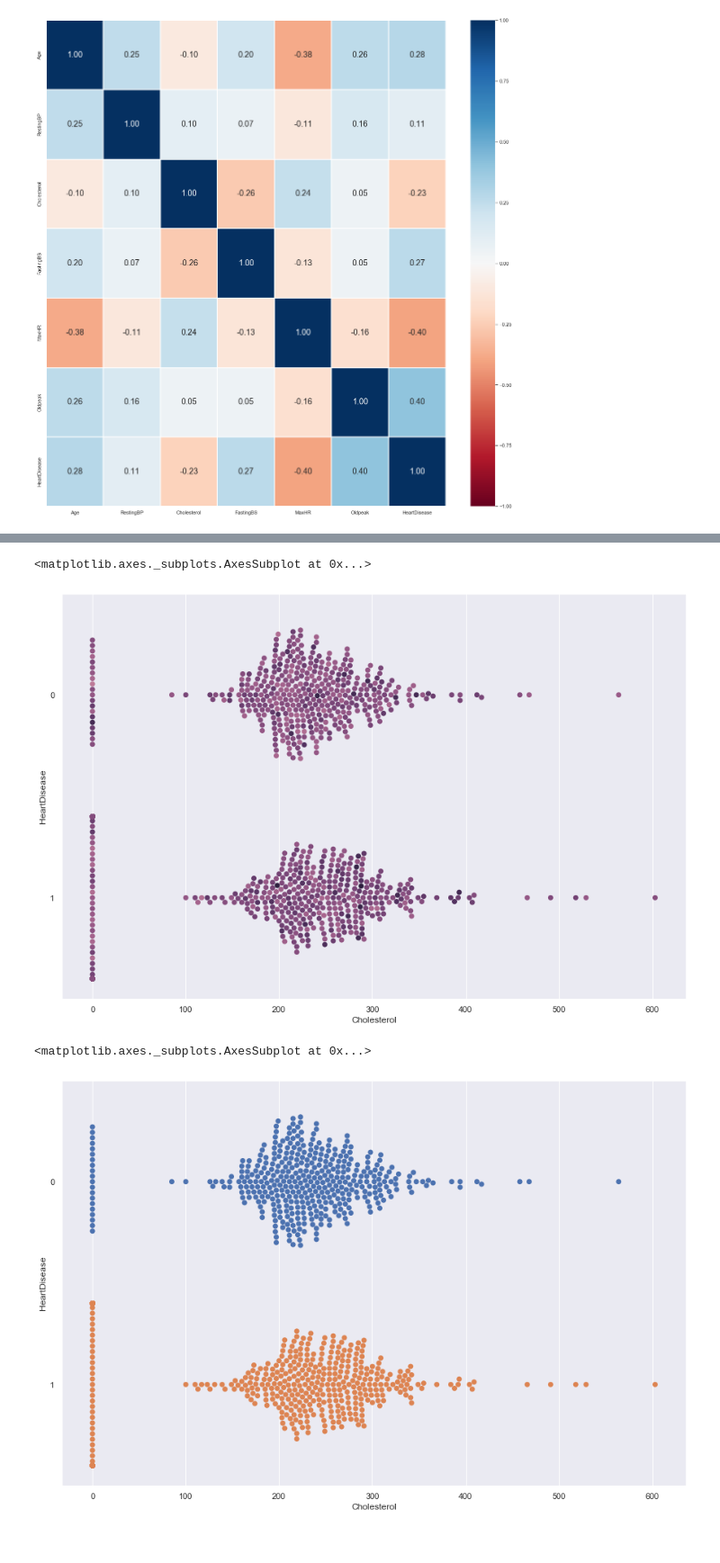
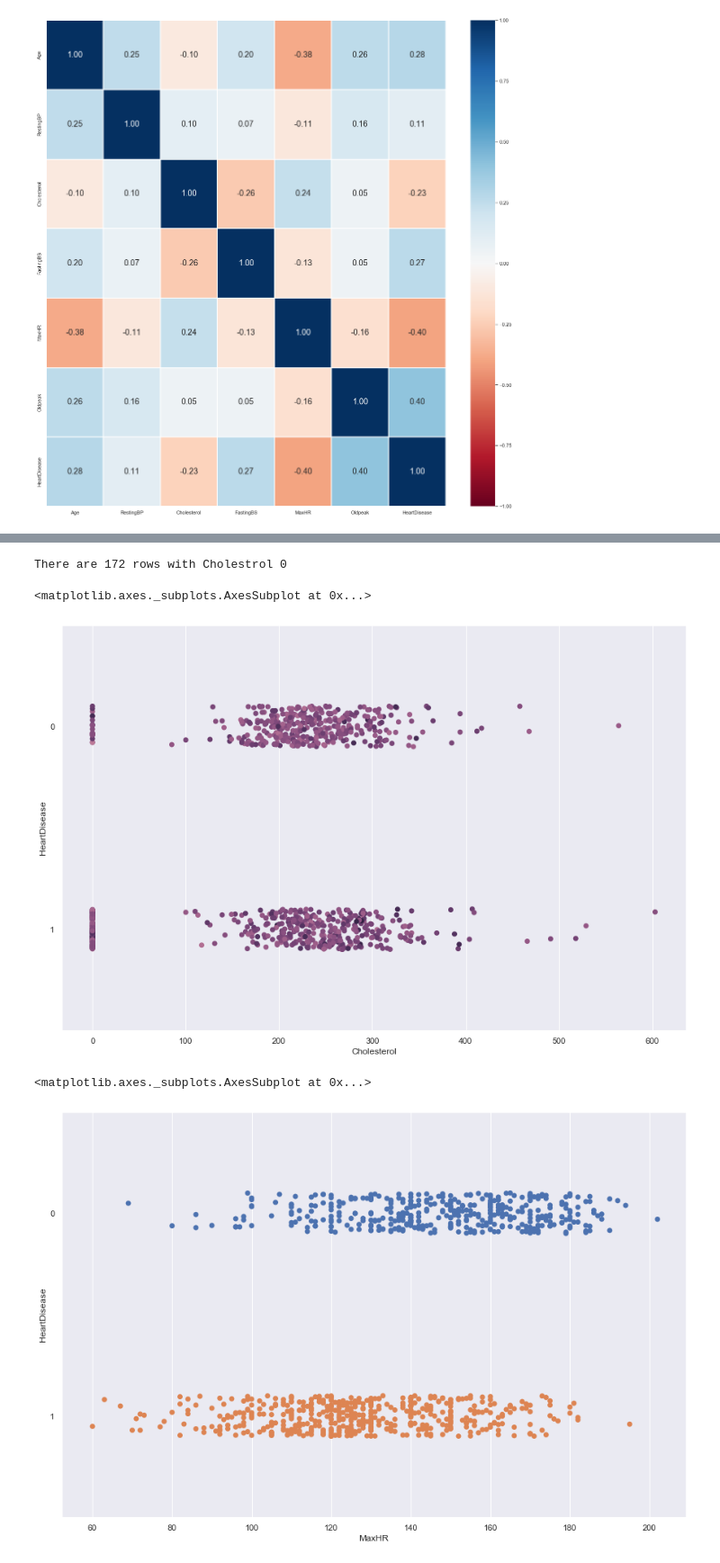
Before and after one commit to bryantan285/SC1015-Project, a Jupyter notebook: project.ipynb, the cells around one changed output, grey strips where cells are left out. Shown at 90% size. Drawn from its saved outputs; the diff is of its cells as text; code cells hidden in the pictures.

```diff
--- a/project.ipynb
+++ b/project.ipynb
@@ -116,14 +116,18 @@ sb.swarmplot(data=df, x="Age", y="HeartDisease", hue="HeartDisease", orient="h",
+# %%
+print("There are " + str(df[(df['Cholesterol'] == 0)].shape[0]) + " rows with Cholestrol 0")
+# %% [output]
+There are 172 rows with Cholestrol 0
 # %%
 f = plt.figure(figsize=(15, 10))
-sb.swarmplot(data=df, x="Cholesterol", y="HeartDisease", hue="RestingBP", orient="h", size=7, legend=False)
+sb.stripplot(data=df, x="Cholesterol", y="HeartDisease", hue="RestingBP", orient="h", size=7, legend=False)
 # %% [output]
 <matplotlib.axes._subplots.AxesSubplot at 0x...>
-[figure, old version]
+[figure, new version]
 # %%
 f = plt.figure(figsize=(15, 10))
-sb.swarmplot(data=df, x="Cholesterol", y="HeartDisease", hue="HeartDisease", orient="h", size=7, legend=False)
+sb.stripplot(data=df, x="MaxHR", y="HeartDisease", hue="HeartDisease", orient="h", size=7, legend=False)
 # %% [output]
 <matplotlib.axes._subplots.AxesSubplot at 0x...>
-[figure, old version]
+[figure, new version]
 # %%
 f = plt.figure(figsize=(15, 10))
```
Also changed, not shown: parts of 4 cells of this notebook.
